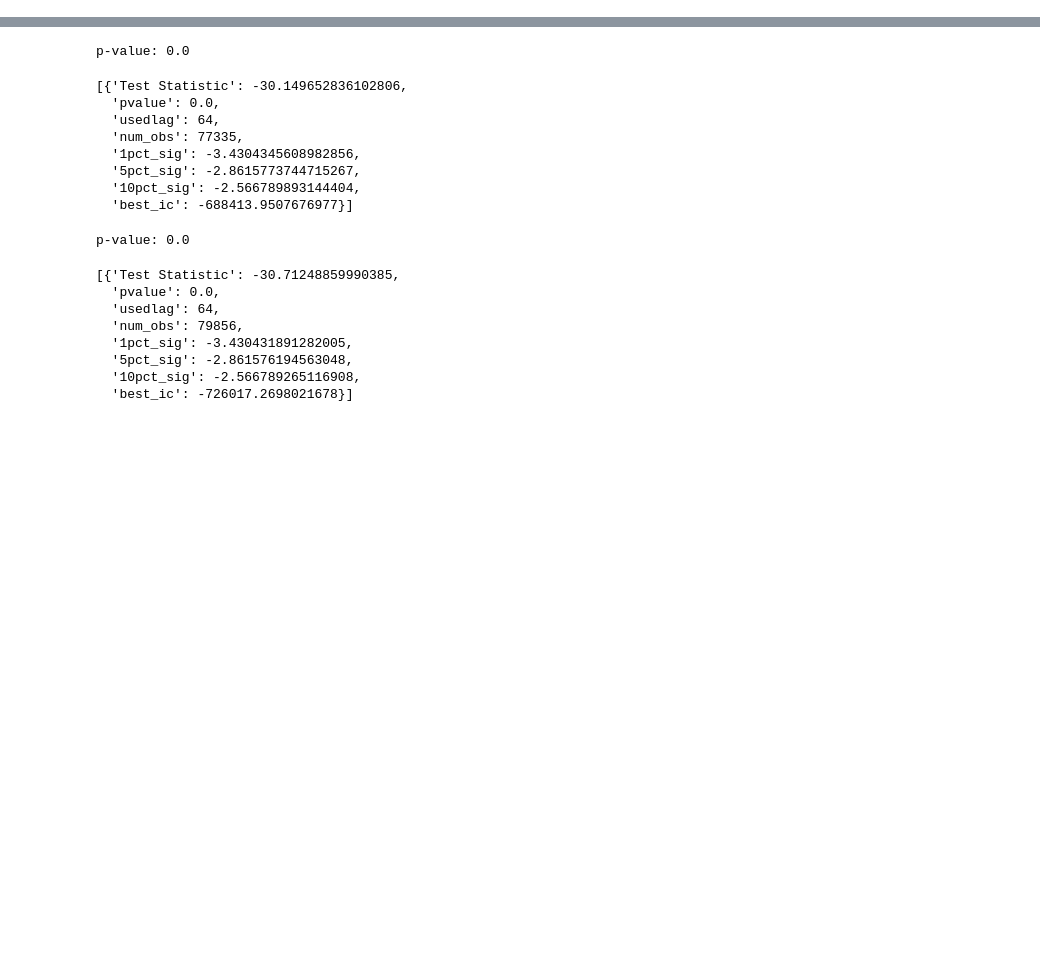
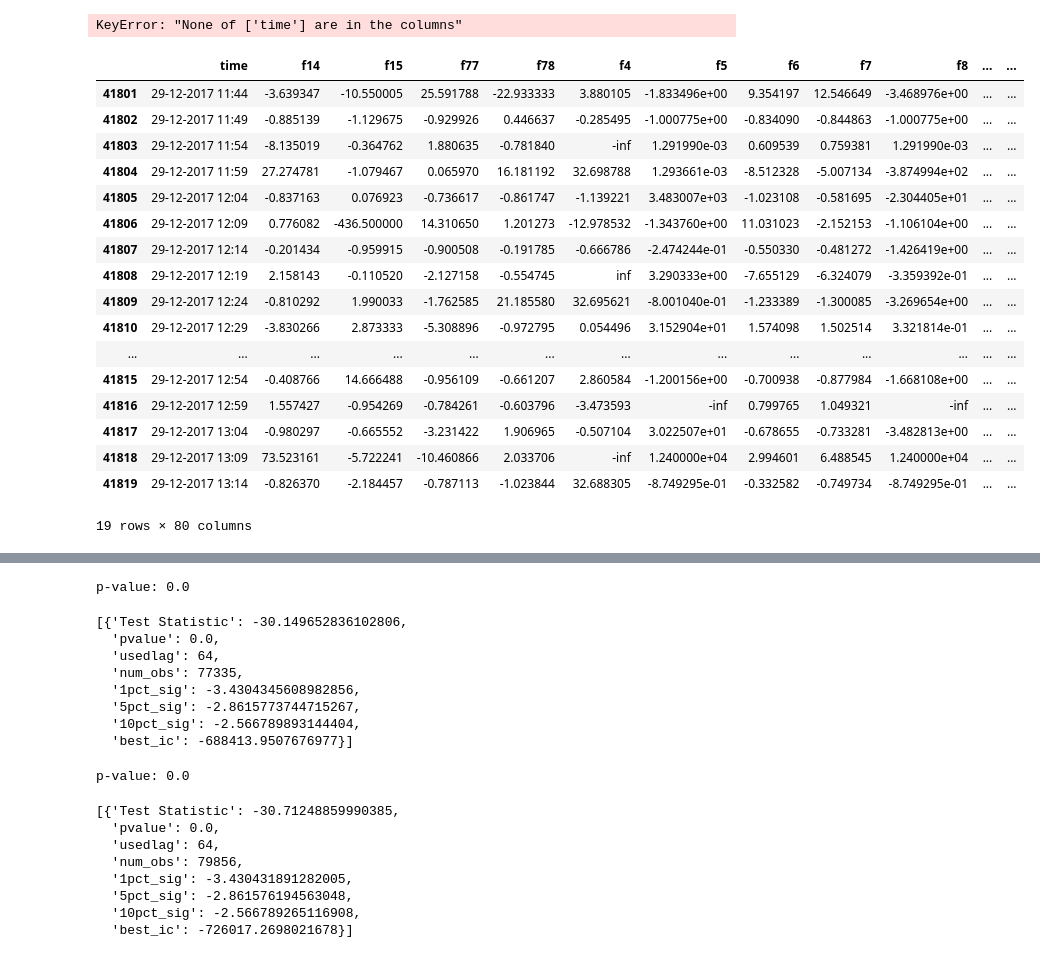
Before and after one commit to anshul96go/quant, a Jupyter notebook: TS_millennium/code/basic_model.ipynb, the cells around one changed output, grey strips where cells are left out. Saved outputs shown, nothing was run; the diff lists cells and outputs as text; code cells hidden in the pictures; blank space fills up the shorter version.

```diff
--- a/TS_millennium/code/basic_model.ipynb
+++ b/TS_millennium/code/basic_model.ipynb
@@ -182,0 +515,30 @@ def stationarity_test(ret):
+# %%
+df = df.set_index('time')
+# %% [output]
+KeyError: "None of ['time'] are in the columns"
+# %%
+X = X.set_index('time')
+X = X.apply(lambda col: col.fillna(col.expanding().mean()))
+X = X.reset_index()
+# %%
+X = X.fillna(0)
+X[41801:41820]
+# %% [output]
+|  | time | f14 | f15 | f77 | f78 | f4 | f5 | f6 | f7 | f8 | ... | ... |
+| 41801 | 29-12-2017 11:44 | -3.639347 | -10.550005 | 25.591788 | -22.933333 | 3.880105 | -1.833496e+00 | 9.354197 | 12.546649 | -3.468976e+00 | ... | ... |
+| 41802 | 29-12-2017 11:49 | -0.885139 | -1.129675 | -0.929926 | 0.446637 | -0.285495 | -1.000775e+00 | -0.834090 | -0.844863 | -1.000775e+00 | ... | ... |
+| 41803 | 29-12-2017 11:54 | -8.135019 | -0.364762 | 1.880635 | -0.781840 | -inf | 1.291990e-03 | 0.609539 | 0.759381 | 1.291990e-03 | ... | ... |
+| 41804 | 29-12-2017 11:59 | 27.274781 | -1.079467 | 0.065970 | 16.181192 | 32.698788 | 1.293661e-03 | -8.512328 | -5.007134 | -3.874994e+02 | ... | ... |
+| 41805 | 29-12-2017 12:04 | -0.837163 | 0.076923 | -0.736617 | -0.861747 | -1.139221 | 3.483007e+03 | -1.023108 | -0.581695 | -2.304405e+01 | ... | ... |
+| 41806 | 29-12-2017 12:09 | 0.776082 | -436.500000 | 14.310650 | 1.201273 | -12.978532 | -1.343760e+00 | 11.031023 | -2.152153 | -1.106104e+00 | ... | ... |
+| 41807 | 29-12-2017 12:14 | -0.201434 | -0.959915 | -0.900508 | -0.191785 | -0.666786 | -2.474244e-01 | -0.550330 | -0.481272 | -1.426419e+00 | ... | ... |
+| 41808 | 29-12-2017 12:19 | 2.158143 | -0.110520 | -2.127158 | -0.554745 | inf | 3.290333e+00 | -7.655129 | -6.324079 | -3.359392e-01 | ... | ... |
+| 41809 | 29-12-2017 12:24 | -0.810292 | 1.990033 | -1.762585 | 21.185580 | 32.695621 | -8.001040e-01 | -1.233389 | -1.300085 | -3.269654e+00 | ... | ... |
+| 41810 | 29-12-2017 12:29 | -3.830266 | 2.873333 | -5.308896 | -0.972795 | 0.054496 | 3.152904e+01 | 1.574098 | 1.502514 | 3.321814e-01 | ... | ... |
+| ... | ... | ... | ... | ... | ... | ... | ... | ... | ... | ... | ... | ... |
+| 41815 | 29-12-2017 12:54 | -0.408766 | 14.666488 | -0.956109 | -0.661207 | 2.860584 | -1.200156e+00 | -0.700938 | -0.877984 | -1.668108e+00 | ... | ... |
+| 41816 | 29-12-2017 12:59 | 1.557427 | -0.954269 | -0.784261 | -0.603796 | -3.473593 | -inf | 0.799765 | 1.049321 | -inf | ... | ... |
+| 41817 | 29-12-2017 13:04 | -0.980297 | -0.665552 | -3.231422 | 1.906965 | -0.507104 | 3.022507e+01 | -0.678655 | -0.733281 | -3.482813e+00 | ... | ... |
+| 41818 | 29-12-2017 13:09 | 73.523161 | -5.722241 | -10.460866 | 2.033706 | -inf | 1.240000e+04 | 2.994601 | 6.488545 | 1.240000e+04 | ... | ... |
+| 41819 | 29-12-2017 13:14 | -0.826370 | -2.184457 | -0.787113 | -1.023844 | 32.688305 | -8.749295e-01 | -0.332582 | -0.749734 | -8.749295e-01 | ... | ... |
+19 rows × 80 columns
```
Also changed, not shown: parts of 47 cells of this notebook, 48 other files.
